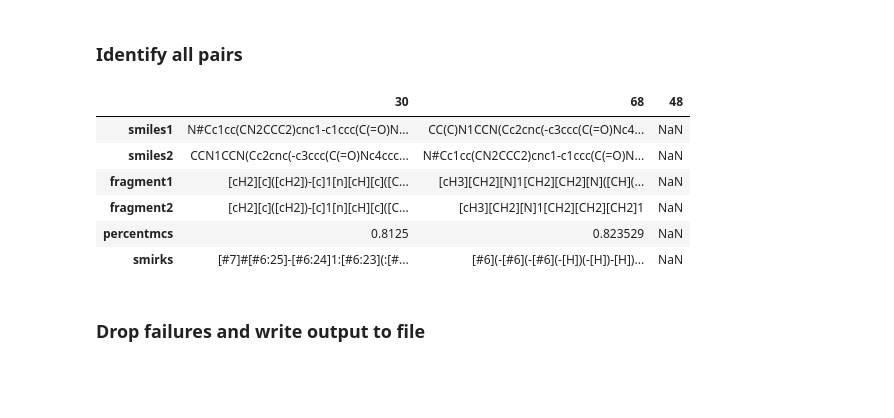
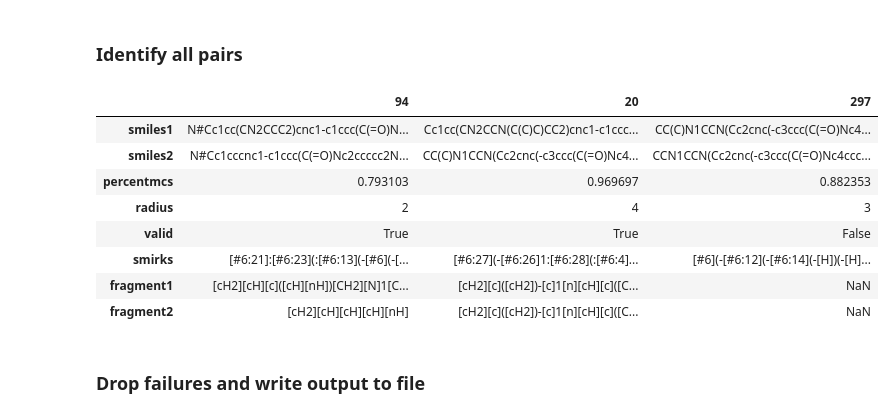
Before and after one commit to warner121/wizepair2, a Jupyter notebook: notebooks/hdac1_inhibitors_part2.ipynb, the cells around one changed output. Cells and saved outputs as stored; diff of their text form; code cells hidden in the pictures; blank space fills up the shorter version.

```diff
--- a/notebooks/hdac1_inhibitors_part2.ipynb
+++ b/notebooks/hdac1_inhibitors_part2.ipynb
@@ -42,16 +42,19 @@ df_pairs
 ### Identify all pairs
 # %%
 df_pairs = df_pairs.progress_apply(lambda x: MMP(x.stripped_smiles_x, x.stripped_smiles_y, fuzziness=5).execute(), axis=1)
-df_pairs = pd.json_normalize(df_pairs)
-df_pairs.sample(3).transpose()
-# %% [output]
-|  | 30 | 68 | 48 |
-| smiles1 | N#Cc1cc(CN2CCC2)cnc1-c1ccc(C(=O)N... | CC(C)N1CCN(Cc2cnc(-c3ccc(C(=O)Nc4... | NaN |
-| smiles2 | CCN1CCN(Cc2cnc(-c3ccc(C(=O)Nc4ccc... | N#Cc1cc(CN2CCC2)cnc1-c1ccc(C(=O)N... | NaN |
-| fragment1 | [cH2][c]([cH2])-[c]1[n][cH][c]([C... | [cH3][CH2][N]1[CH2][CH2][N]([CH](... | NaN |
-| fragment2 | [cH2][c]([cH2])-[c]1[n][cH][c]([C... | [cH3][CH2][N]1[CH2][CH2][CH2]1 | NaN |
-| percentmcs | 0.8125 | 0.823529 | NaN |
-| smirks | [#7]#[#6:25]-[#6:24]1:[#6:23](:[#... | [#6](-[#6](-[#6](-[H])(-[H])-[H])... | NaN |
+# %%
+df_pairs = pd.json_normalize(df_pairs.explode())
+df_pairs.sample(3).transpose()
+# %% [output]
+|  | 94 | 20 | 297 |
+| smiles1 | N#Cc1cc(CN2CCC2)cnc1-c1ccc(C(=O)N... | Cc1cc(CN2CCN(C(C)C)CC2)cnc1-c1ccc... | CC(C)N1CCN(Cc2cnc(-c3ccc(C(=O)Nc4... |
+| smiles2 | N#Cc1cccnc1-c1ccc(C(=O)Nc2ccccc2N... | CC(C)N1CCN(Cc2cnc(-c3ccc(C(=O)Nc4... | CCN1CCN(Cc2cnc(-c3ccc(C(=O)Nc4ccc... |
+| percentmcs | 0.793103 | 0.969697 | 0.882353 |
+| radius | 2 | 4 | 3 |
+| valid | True | True | False |
+| smirks | [#6:21]:[#6:23](:[#6:13](-[#6](-[... | [#6:27](-[#6:26]1:[#6:28](:[#6:4]... | [#6](-[#6:12](-[#6:14](-[H])(-[H]... |
+| fragment1 | [cH2][cH][c]([cH][nH])[CH2][N]1[C... | [cH2][c]([cH2])-[c]1[n][cH][c]([C... | NaN |
+| fragment2 | [cH2][cH][cH][cH][nH] | [cH2][c]([cH2])-[c]1[n][cH][c]([C... | NaN |
 # %% [markdown]
 ### Drop failures and write output to file
 # %%
```
Also changed, not shown: parts of 1 cell of this notebook, 3 other files.
